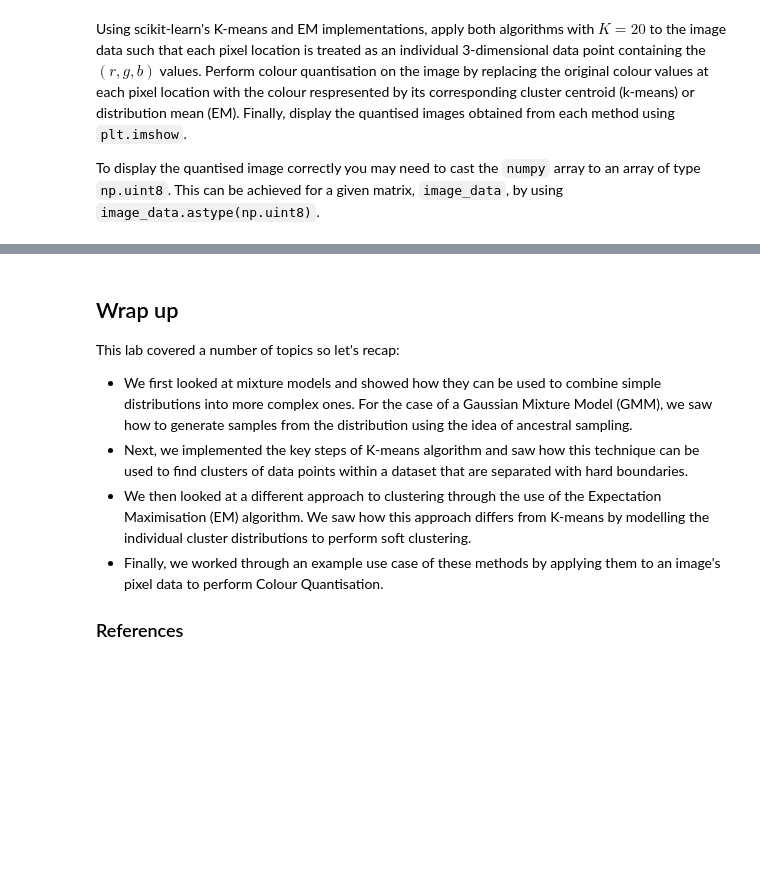
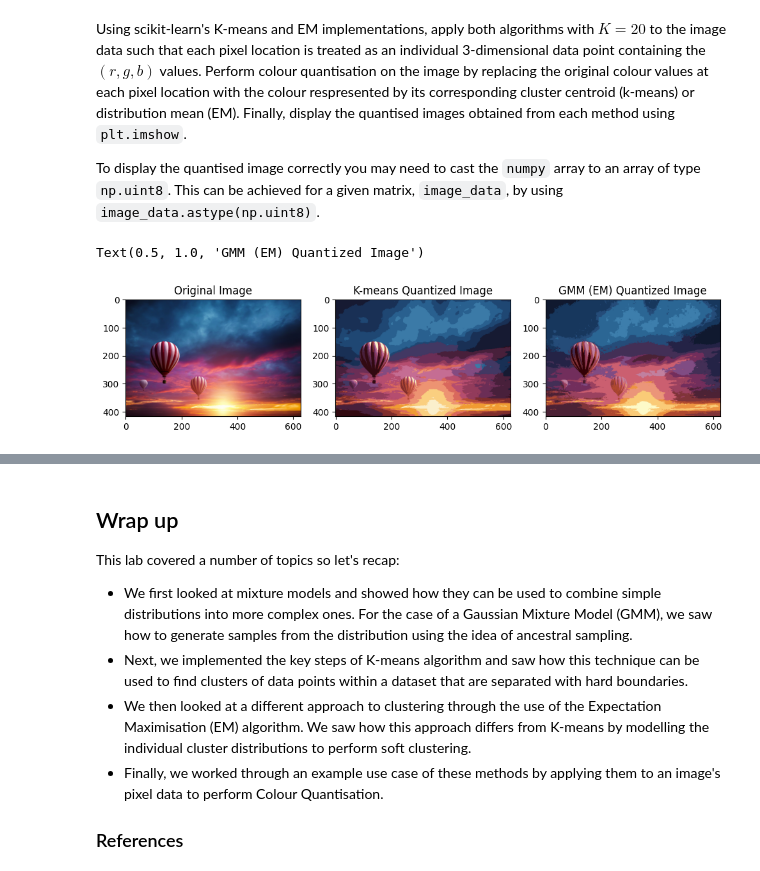
Before and after one commit to damianstone/ML-uni-labs, a Jupyter notebook: lab5/lab5-MixtureModels_K-means_Expectation-Maximisation.ipynb, the cells around one changed output, grey strips where cells are left out. Cells and saved outputs as stored; diff of their text form; code cells hidden in the pictures; blank space fills up the shorter version.

Commit message:
lab 5 EM algorithm

```diff
--- a/lab5/lab5-MixtureModels_K-means_Expectation-Maximisation.ipynb
+++ b/lab5/lab5-MixtureModels_K-means_Expectation-Maximisation.ipynb
@@ -429,3 +427,40 @@ To display the quantised image correctly you may need to cast the `numpy` array
+# %%
+pixels = image.reshape(-1, 3)  # Reshape the image to (num_pixels, 3)
+
+# Step 2: Apply K-means clustering
+kmeans = KMeans(n_clusters=20)
+kmeans.fit(pixels)
+kmeans_centroids = kmeans.cluster_centers_.astype(np.uint8)
+kmeans_labels = kmeans.labels_
+kmeans_quantized = kmeans_centroids[kmeans_labels].reshape(image.shape)
+
+# Step 3: Apply Gaussian Mixture Model (EM algorithm)
+gmm = GaussianMixture(n_components=20)
+gmm.fit(pixels)
+gmm_labels = gmm.predict(pixels)
+gmm_means = gmm.means_.astype(np.uint8)
+gmm_quantized = gmm_means[gmm_labels].reshape(image.shape)
+
+# Step 4: Display the quantized images
+plt.figure(figsize=(12, 6))
+
+# Original Image
+plt.subplot(1, 3, 1)
+plt.imshow(image)
+plt.title("Original Image")
+
+# K-means Quantized Image
+plt.subplot(1, 3, 2)
+plt.imshow(kmeans_quantized)
+plt.title("K-means Quantized Image")
+
+# EM (GMM) Quantized Image
+plt.subplot(1, 3, 3)
+plt.imshow(gmm_quantized)
+plt.title("GMM (EM) Quantized Image")
+# %% [output]
+Text(0.5, 1.0, 'GMM (EM) Quantized Image')
+[figure, added]
 # %%
 print(orig_shape)
 print(image_data.shape)
```
Also changed, not shown: parts of 2 cells of this notebook.
